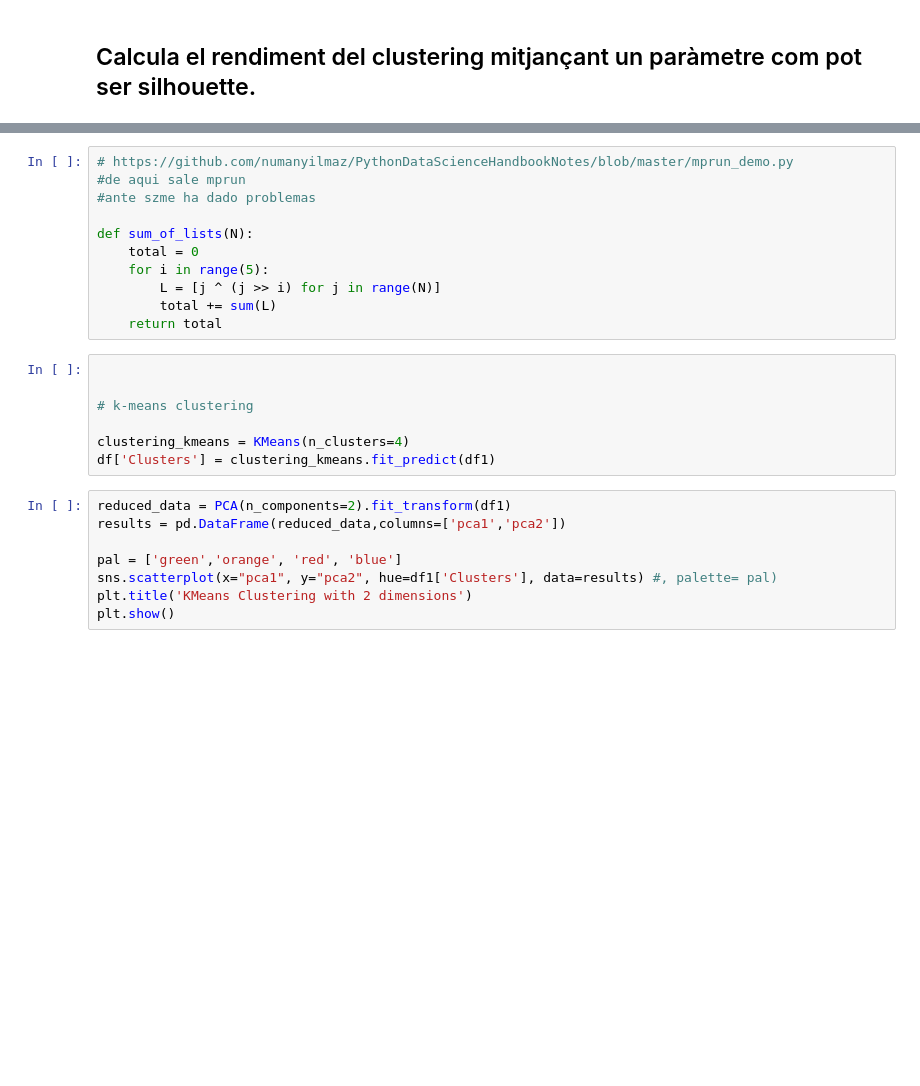
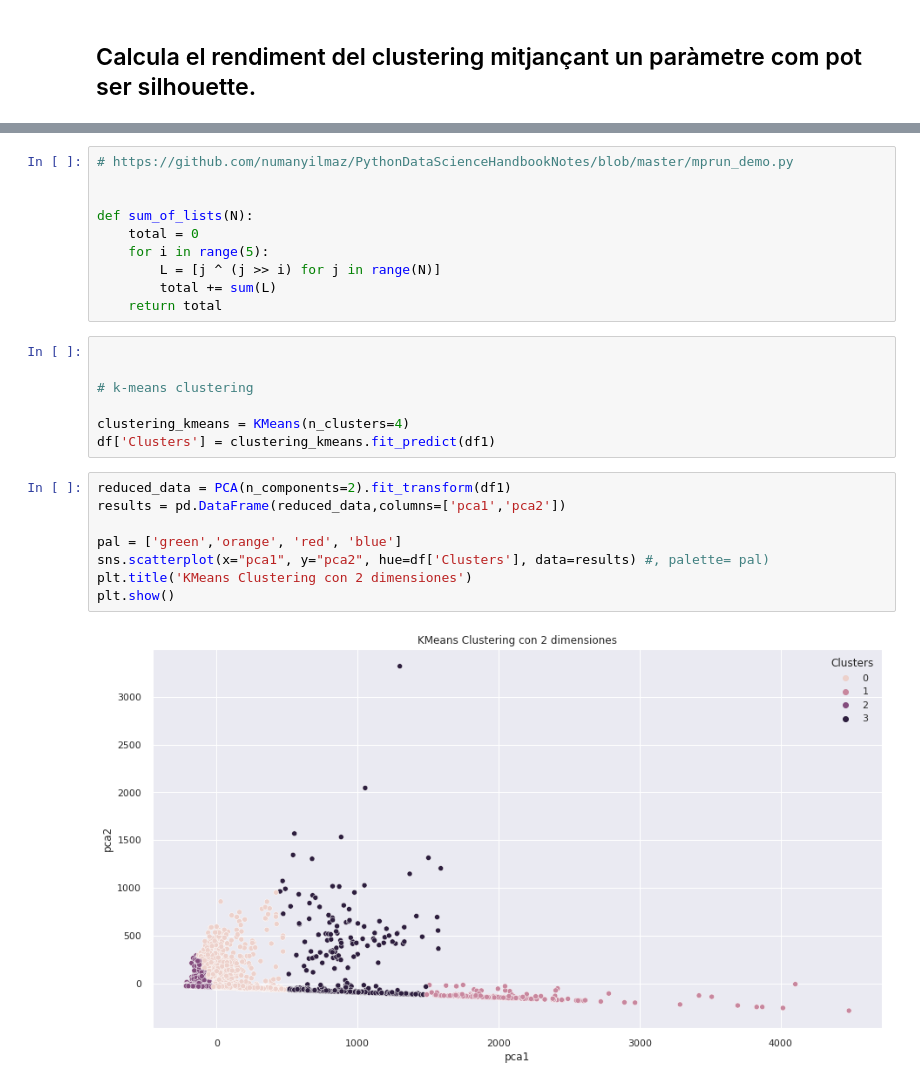
Before and after one commit to JMML2021/Sprint-8.-Algoritmes-d-aprenentatge-NO-supervisat-Agrupaci-, a Jupyter notebook: Sprint_8_Algoritmes_d’aprenentatge_NO_supervisat_Agrupació.ipynb, the cells around one changed output, grey strips where cells are left out. Cells and saved outputs as stored; diff of their text form; blank space fills up the shorter version.

```diff
--- a/Sprint_8_Algoritmes_d’aprenentatge_NO_supervisat_Agrupació.ipynb
+++ b/Sprint_8_Algoritmes_d’aprenentatge_NO_supervisat_Agrupació.ipynb
@@ -878,7 +874,6 @@ ModuleNotFoundError: ignored
 # %%
 # https://github.com/numanyilmaz/PythonDataScienceHandbookNotes/blob/master/mprun_demo.py
-#de aqui sale mprun
-#ante szme ha dado problemas
+
 
 def sum_of_lists(N):
     total = 0
@@ -896,8 +891,10 @@ df['Clusters'] = clustering_kmeans.fit_predict(df1)
 # %%
 reduced_data = PCA(n_components=2).fit_transform(df1)
 results = pd.DataFrame(reduced_data,columns=['pca1','pca2'])
 
 pal = ['green','orange', 'red', 'blue']
-sns.scatterplot(x="pca1", y="pca2", hue=df1['Clusters'], data=results) #, palette= pal)
-plt.title('KMeans Clustering with 2 dimensions')
+sns.scatterplot(x="pca1", y="pca2", hue=df['Clusters'], data=results) #, palette= pal)
+plt.title('KMeans Clustering con 2 dimensiones')
 plt.show()
+# %% [output]
+[figure, added]
```
Also changed, not shown: parts of 28 cells of this notebook.
